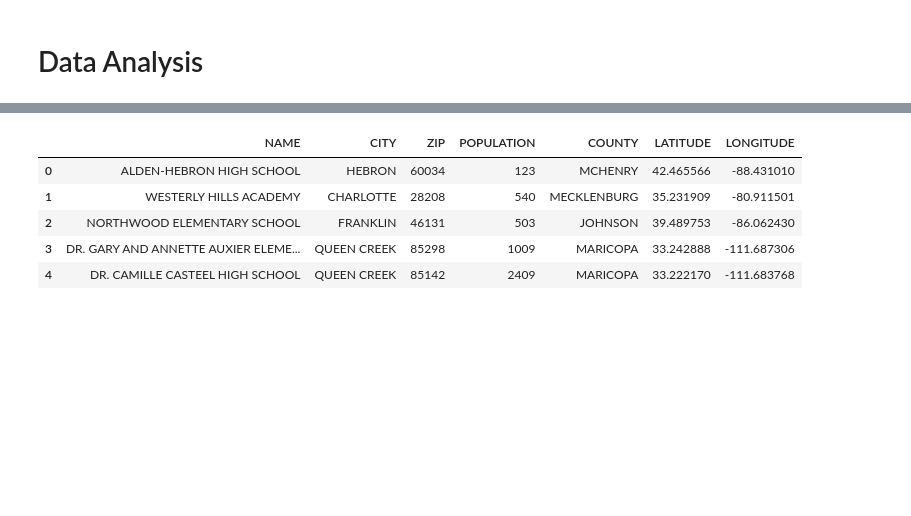
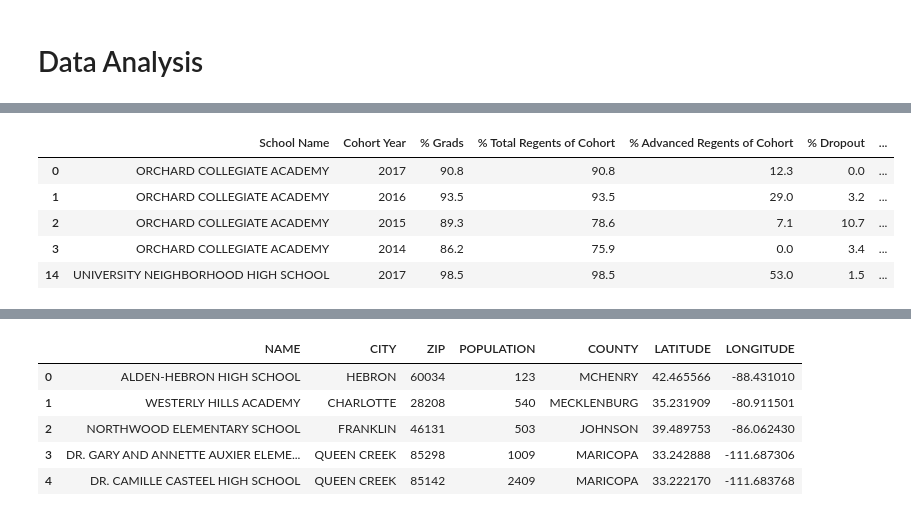
Before and after one commit to es2681/group_project, a Jupyter notebook: Analysis.ipynb, the cells around one changed output, grey strips where cells are left out. Cells and saved outputs as stored; diff of their text form; code cells hidden in the pictures; blank space fills up the shorter version.

```diff
--- a/Analysis.ipynb
+++ b/Analysis.ipynb
@@ -15,0 +19,11 @@ df.head()
+# %%
+# Drop DBN Column
+df = df.loc[:, df.columns != 'DBN']
+df.head()
+# %% [output]
+|  | School Name | Cohort Year | % Grads | % Total Regents of Cohort | % Advanced Regents of Cohort | % Dropout | ... |
+| 0 | ORCHARD COLLEGIATE ACADEMY | 2017 | 90.8 | 90.8 | 12.3 | 0.0 | ... |
+| 1 | ORCHARD COLLEGIATE ACADEMY | 2016 | 93.5 | 93.5 | 29.0 | 3.2 | ... |
+| 2 | ORCHARD COLLEGIATE ACADEMY | 2015 | 89.3 | 78.6 | 7.1 | 10.7 | ... |
+| 3 | ORCHARD COLLEGIATE ACADEMY | 2014 | 86.2 | 75.9 | 0.0 | 3.4 | ... |
+| 14 | UNIVERSITY NEIGHBORHOOD HIGH SCHOOL | 2017 | 98.5 | 98.5 | 53.0 | 1.5 | ... |
```
Also changed, not shown: parts of 6 cells of this notebook, 1 other file.
